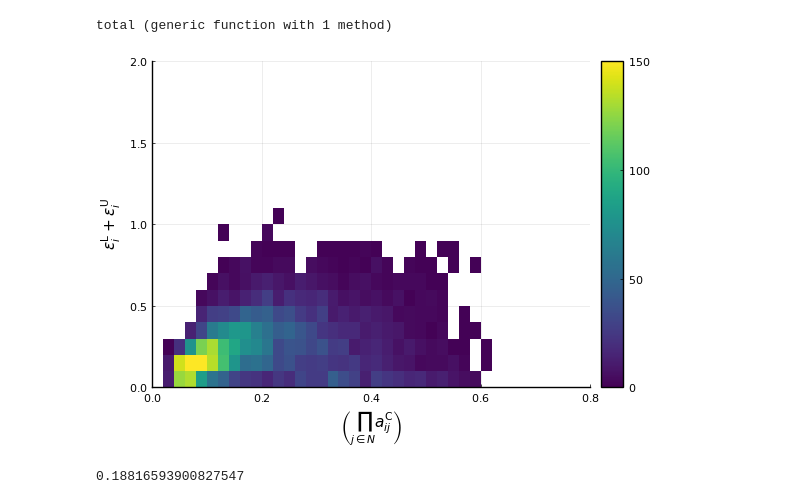
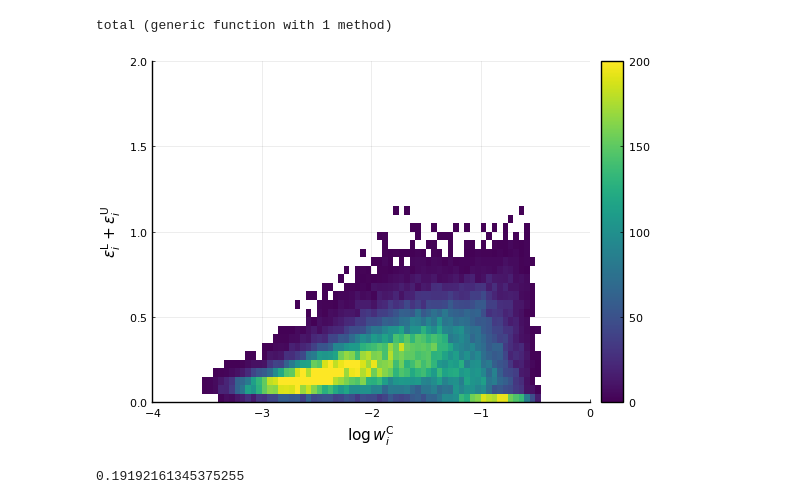
Before and after one commit to Kishikawa1286/illknownpcm, a Jupyter notebook: src/20231109/linear.ipynb, the cells around one changed output. Drawn from its saved outputs; the diff is of its cells as text; code cells hidden in the pictures.

```diff
--- a/src/20231109/linear.ipynb
+++ b/src/20231109/linear.ipynb
@@ -46,7 +46,7 @@ include("../simulation.jl")
 # %% [output]
 total (generic function with 1 method)
 # %%
-n = 5; simNum = 1000
+n = 5; simNum = 10000
 print()
 # %%
 twofoldIntervalPCMs = map(
@@ -58,11 +58,10 @@ crispPCMs = map(
 print()
 # %%
 rowGMs = map(
-    A -> map(i -> geometric_mean(A[i,:]), 1:n),
+    matrices -> map(i -> geometric_mean(matrices.Āᶜ[i,:]), 1:n),
     crispPCMs
 )
-# 正規化
-rowGMs = map(row -> row / sum(row), rowGMs)
+rowGMs = map(k -> map(i -> rowGMs[k][i] / sum(rowGMs[k]), 1:n), 1:simNum)
 print()
 # %%
 solutions = map(
@@ -75,18 +74,18 @@ GM = reduce(vcat, map(k -> map(i -> rowGMs[k][i], 1:n), 1:simNum))
 ε = reduce(vcat, map(k -> map(i -> solutions[k].εᴸ[i] + solutions[k].εᵁ[i], 1:n), 1:simNum))
 print()
 # %%
-density_heatmap(GM, ε,
-    xlabel=L"\left( \prod_{j \in N} a_{ij}^\mathrm{C} \right)",
+density_heatmap(log.(GM), ε,
+    xlabel=L"\log w_i^\mathrm{C}",
     ylabel=L"\varepsilon_i^\mathrm{L} + \varepsilon_i^\mathrm{U}",
-    xbinsize=0.02,
-    ybinsize=0.2,
-    clims=(0.0, 150.0),
-    xlims=(0.0, 0.8),
+    xbinsize=0.04,
+    ybinsize=0.05,
+    clims=(0.0, 200.0),
+    xlims=(-4.0, 0.0),
     ylims=(0.0, 2.0),
     )
 # %% [output]
-[figure, old version]
+[figure, new version]
 # %%
 cor(GM, ε)
 # %% [output]
-0.18816593900827547
+0.19192161345375255
```
Also changed, not shown: 7 other files.
